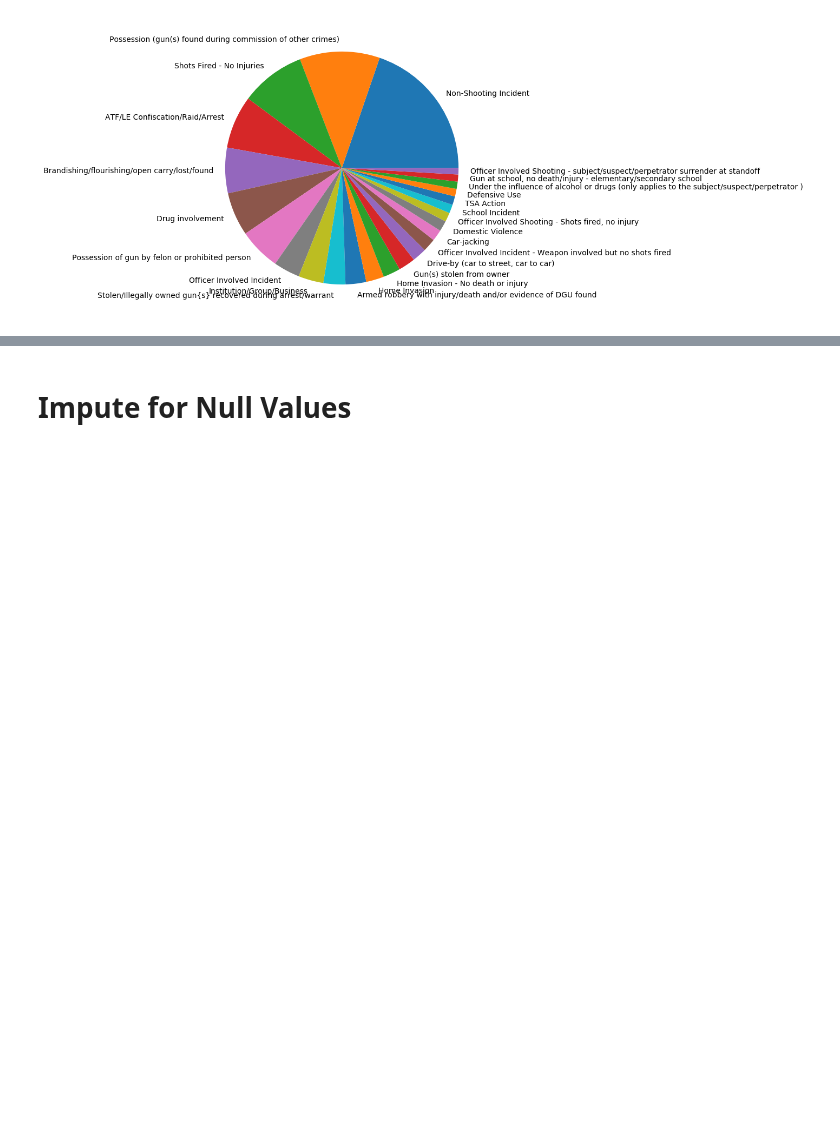
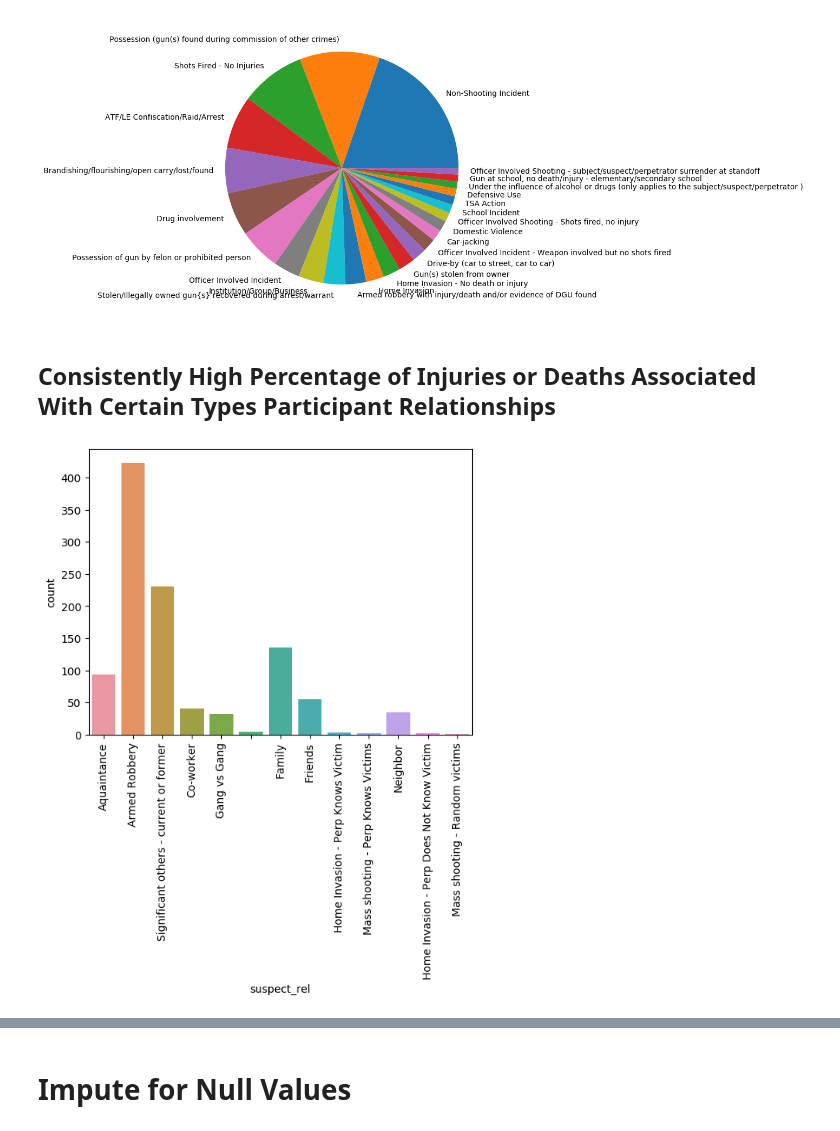
Before and after one commit to vivianndo/ads508_gunviolence, a Jupyter notebook: Data_Preparation.ipynb, the cells around one changed output, grey strips where cells are left out. Drawn from its saved outputs; the diff is of its cells as text; code cells hidden in the pictures; blank space fills up the shorter version.

Commit message:
Participant Relationship Analysis

```diff
--- a/Data_Preparation.ipynb
+++ b/Data_Preparation.ipynb
@@ -1169,3 +1169,5 @@ Total rows in dataframe: 220346
 Percentage of none injured and none killed: 0.402953
 <Figure size 640x480 with 0 Axes>
 [figure]
+# %% [markdown]
+## Consistently High Percentage of Injuries or Deaths Associated With Certain Types Participant Relationships
@@ -1171,0 +1236,64 @@ Percentage of none injured and none killed: 0.402953
+# %%
+import seaborn as sns
+
+df['suspect_rel'] = ''
+
+# parse each column into readable form
+for i, row in df.iterrows():
+
+    temp = row['participant_type']
+    #print("participant_type row %s" % temp)
+
+    if isinstance(temp, float):
+        continue
+    #match = re.findall('\d*::\d*Subject-Suspect', temp)
+
+    # get index number of suspect
+    match = re.findall('\d*::Subject-Suspect', temp)
+
+    if len(match) == 0:
+        continue
+    elif 'Subject-Suspect' not in match[0]:
+        continue
+
+
+    for keyval in match:
+        if '::' in str(keyval):
+            #print("keyval: %s" % keyval)
+            part_value = str(keyval).split('::')
+            part_index = part_value[0]
+
+            temp_age_group = row['participant_relationship']
+            if isinstance(row['participant_relationship'], float):
+                pass
+            else:
+                regex = part_index + '::(.*)'
+                #print("regex: %s" % regex)
+                #print("temp_age_group: %s" % temp_age_group)
+                if not isinstance(temp_age_group, float):
+                    match_age = re.findall(regex, temp_age_group)
+                    #print("match_age: %s" % match_age)
+                    if len(match_age) != 0:
+                        if '||' in match_age[0]:
+                            element = match_age[0].split('||')
+                            if element[0] == '':
+                                pass
+                                #print("empty element: --%s--" % element[0])
+                            else:
+                                df.at[i, 'suspect_rel'] = element[0]
+                        else:
+                            if match_age[0] == '':
+                                #print("do nothing")
+                                pass
+                            else:
+                                df.at[i, 'suspect_rel'] = match_age[0]
+                            #print("i = %d" % i)
+                    else:
+                        continue
+
+df_temp = df.dropna()
+sns.countplot(x=df_temp['suspect_rel'], data =df_temp)
+plt.xticks(rotation=90)
+plt.show()
+# %% [output]
+[figure, added]
```
Also changed, not shown: parts of 2 cells of this notebook.
